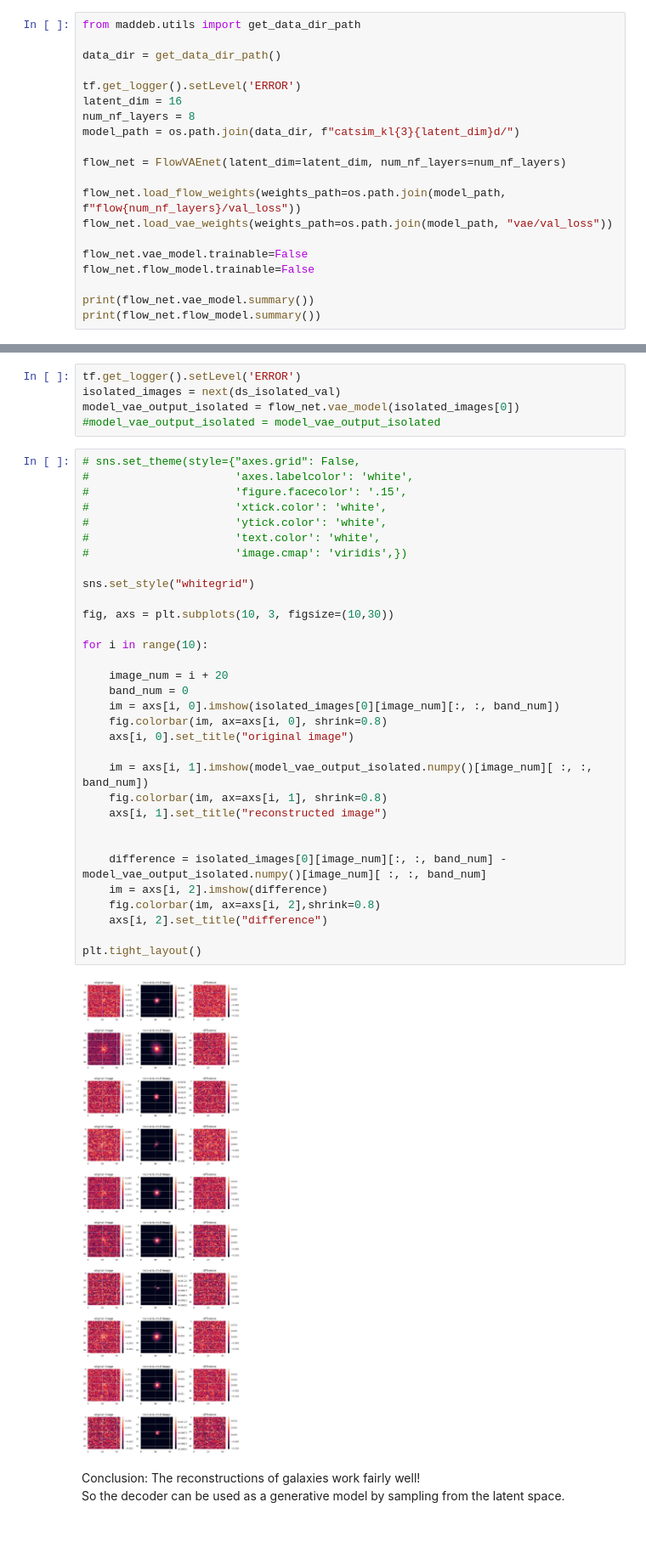
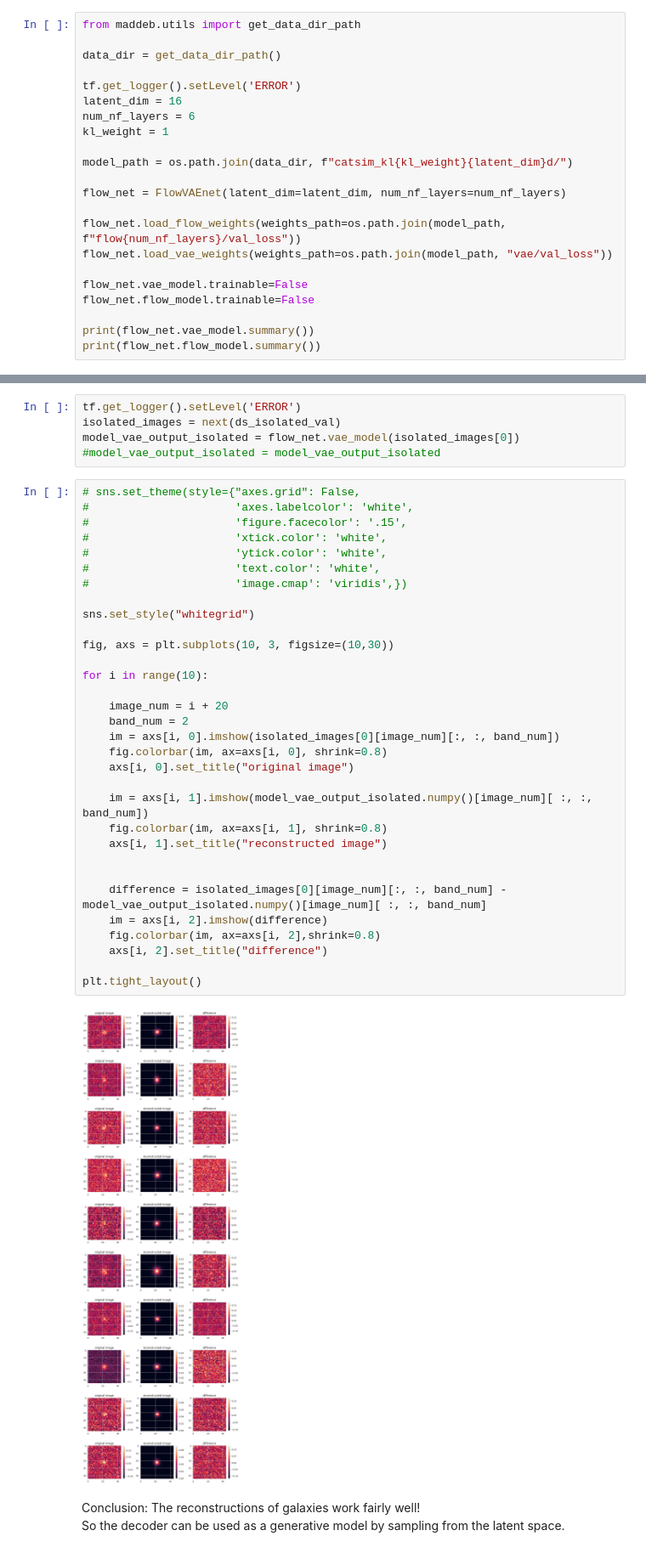
Before and after one commit to b-biswas/MADNESS-legacy, a Jupyter notebook: notebooks/basic_tests.ipynb, the cells around one changed output, grey strips where cells are left out. Shown at 85% size. Cells and saved outputs as stored; diff of their text form.

```diff
--- a/notebooks/basic_tests.ipynb
+++ b/notebooks/basic_tests.ipynb
@@ -80,8 +80,10 @@ data_dir = get_data_dir_path()
 
 tf.get_logger().setLevel('ERROR')
 latent_dim = 16
-num_nf_layers = 8
-model_path = os.path.join(data_dir, f"catsim_kl{3}{latent_dim}d/")
+num_nf_layers = 6
+kl_weight = 1
+
+model_path = os.path.join(data_dir, f"catsim_kl{kl_weight}{latent_dim}d/")
 
 flow_net = FlowVAEnet(latent_dim=latent_dim, num_nf_layers=num_nf_layers)
 
@@ -127,35 +130,35 @@ model_vae_output_isolated = flow_net.vae_model(isolated_images[0])
 #                      'axes.labelcolor': 'white',
 #                      'figure.facecolor': '.15',
 #                      'xtick.color': 'white',
 #                      'ytick.color': 'white',
 #                      'text.color': 'white',
 #                      'image.cmap': 'viridis',})
 
 sns.set_style("whitegrid")
 
 fig, axs = plt.subplots(10, 3, figsize=(10,30))
 
 for i in range(10):
 
     image_num = i + 20
-    band_num = 0
+    band_num = 2
     im = axs[i, 0].imshow(isolated_images[0][image_num][:, :, band_num])
     fig.colorbar(im, ax=axs[i, 0], shrink=0.8)
     axs[i, 0].set_title("original image")
 
     im = axs[i, 1].imshow(model_vae_output_isolated.numpy()[image_num][ :, :, band_num])
     fig.colorbar(im, ax=axs[i, 1], shrink=0.8)
     axs[i, 1].set_title("reconstructed image")
 
 
     difference = isolated_images[0][image_num][:, :, band_num] - model_vae_output_isolated.numpy()[image_num][ :, :, band_num]
     im = axs[i, 2].imshow(difference)
     fig.colorbar(im, ax=axs[i, 2],shrink=0.8)
     axs[i, 2].set_title("difference")
 
 plt.tight_layout()
 # %% [output]
-[figure, old version]
+[figure, new version]
 # %% [markdown]
 Conclusion: The reconstructions of galaxies work fairly well! <br>
 So the decoder can be used as a generative model by sampling from the latent space.
```
Also changed, not shown: parts of 23 cells of this notebook, 5 other files.
